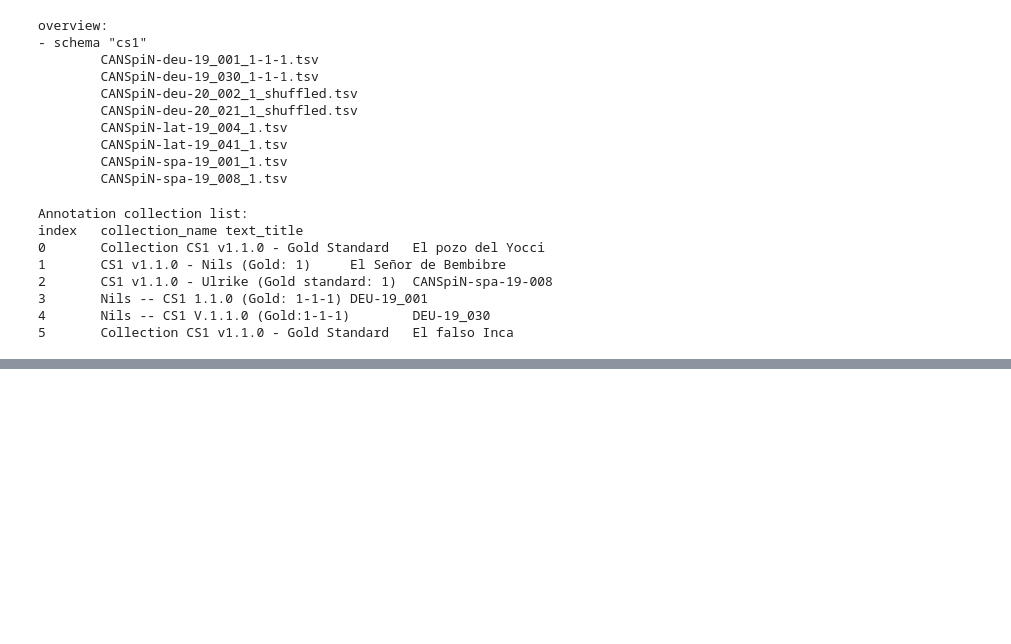
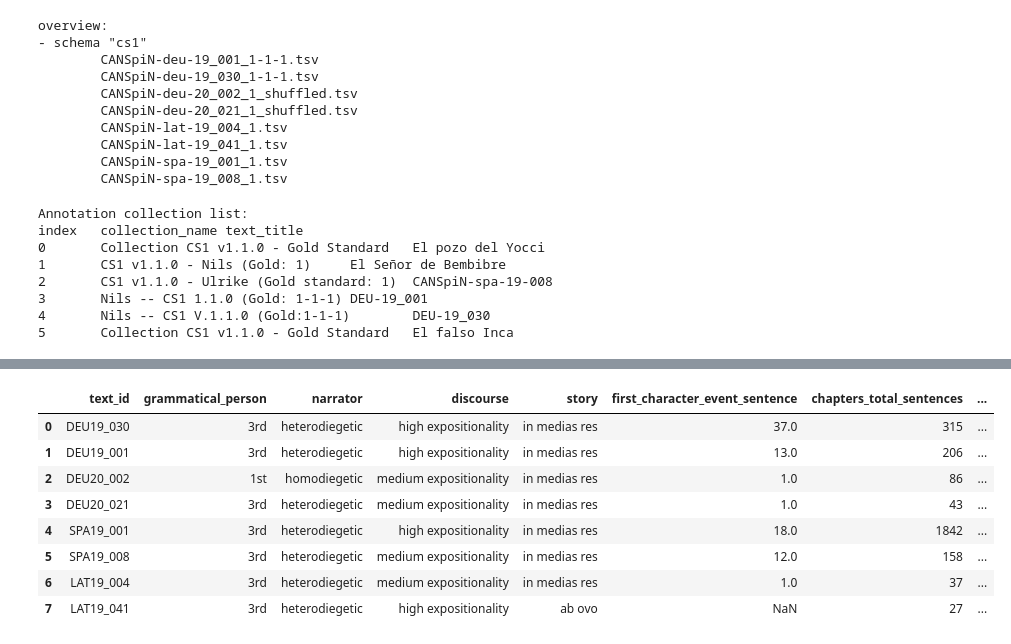
Before and after one commit to CANSpiNproject/dh2025, a Jupyter notebook: perform_analysis.ipynb, the cells around one changed output, grey strips where cells are left out. Drawn from its saved outputs; the diff is of its cells as text; code cells hidden in the pictures; blank space fills up the shorter version.

```diff
--- a/perform_analysis.ipynb
+++ b/perform_analysis.ipynb
@@ -413,0 +443,14 @@ figure.show()
+# %%
+# load first character events data
+first_character_events_data: pd.DataFrame = pd.read_csv(filepath_or_buffer=os.path.join('novel_beginning_analysis', 'categorization.tsv'), sep='\t')
+first_character_events_data.head(8)
+# %% [output]
+|  | text_id | grammatical_person | narrator | discourse | story | first_character_event_sentence | chapters_total_sentences | ... |
+| 0 | DEU19_030 | 3rd | heterodiegetic | high expositionality | in medias res | 37.0 | 315 | ... |
+| 1 | DEU19_001 | 3rd | heterodiegetic | high expositionality | in medias res | 13.0 | 206 | ... |
+| 2 | DEU20_002 | 1st | homodiegetic | medium expositionality | in medias res | 1.0 | 86 | ... |
+| 3 | DEU20_021 | 3rd | heterodiegetic | medium expositionality | in medias res | 1.0 | 43 | ... |
+| 4 | SPA19_001 | 3rd | heterodiegetic | high expositionality | in medias res | 18.0 | 1842 | ... |
+| 5 | SPA19_008 | 3rd | heterodiegetic | medium expositionality | in medias res | 12.0 | 158 | ... |
+| 6 | LAT19_004 | 3rd | heterodiegetic | medium expositionality | in medias res | 1.0 | 37 | ... |
+| 7 | LAT19_041 | 3rd | heterodiegetic | high expositionality | ab ovo | NaN | 27 | ... |
```
Also changed, not shown: parts of 15 cells of this notebook, 1 other file.
